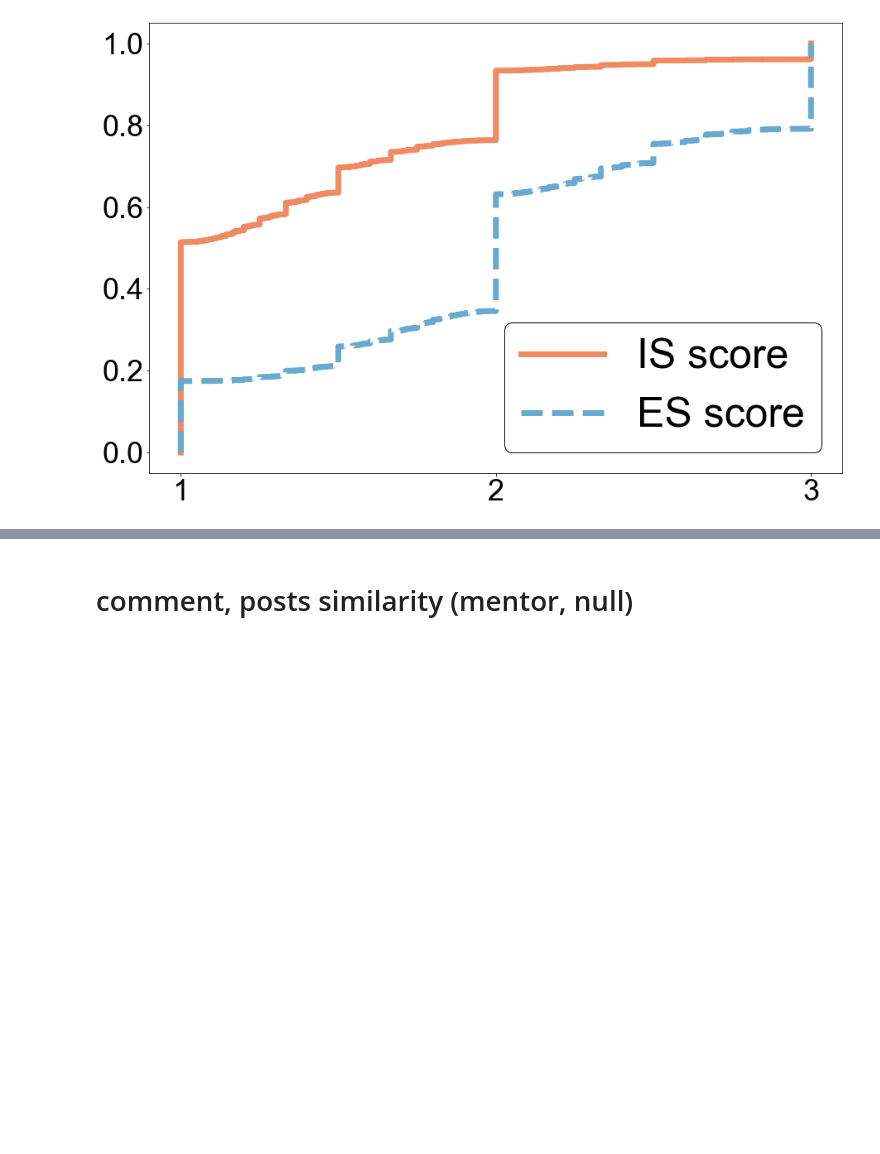
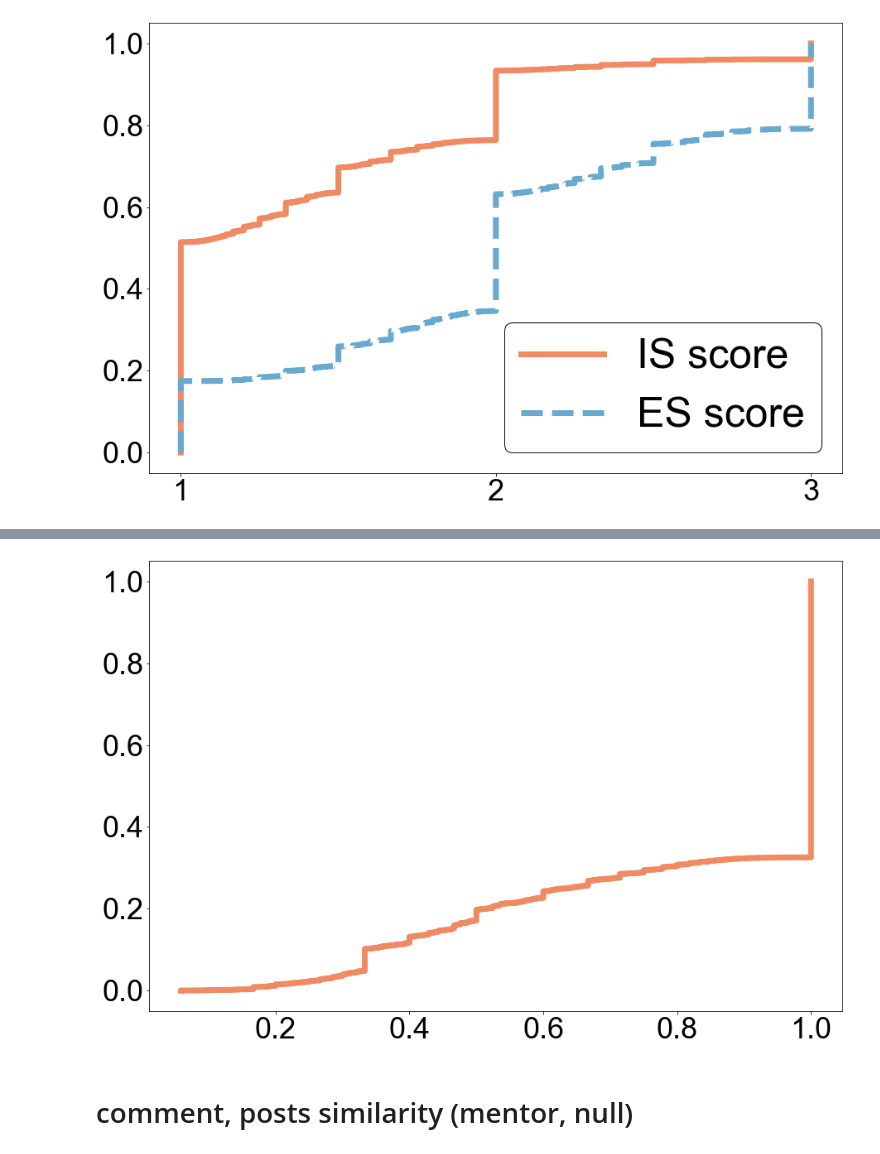
Before and after one commit to tr0up2r/plotting-and-graph-analysis, a Jupyter notebook: cdf_from_zero.ipynb, the cells around one changed output, grey strips where cells are left out. Cells and saved outputs as stored; diff of their text form; code cells hidden in the pictures; blank space fills up the shorter version.

```diff
--- a/cdf_from_zero.ipynb
+++ b/cdf_from_zero.ipynb
@@ -300,3 +334,10 @@ draw_multiple_cdf_normalize_y(np_result_list4, "cdf_average_is_es_scores", color
+# %%
+np_result_list7 = []
+np_result_list7.append(np.array(subreddit_df['value'].tolist()))
+
+draw_multiple_cdf_normalize_y(np_result_list7, "cdf_idkvaluename_of_subreddit_by_community", colors, 'idk', legends, linestyles, False)
+# %% [output]
+[figure, added]
 # %% [markdown]
 # comment, posts similarity (mentor, null)
 # %%
```
Also changed, not shown: parts of 5 cells of this notebook, 1 other file.
